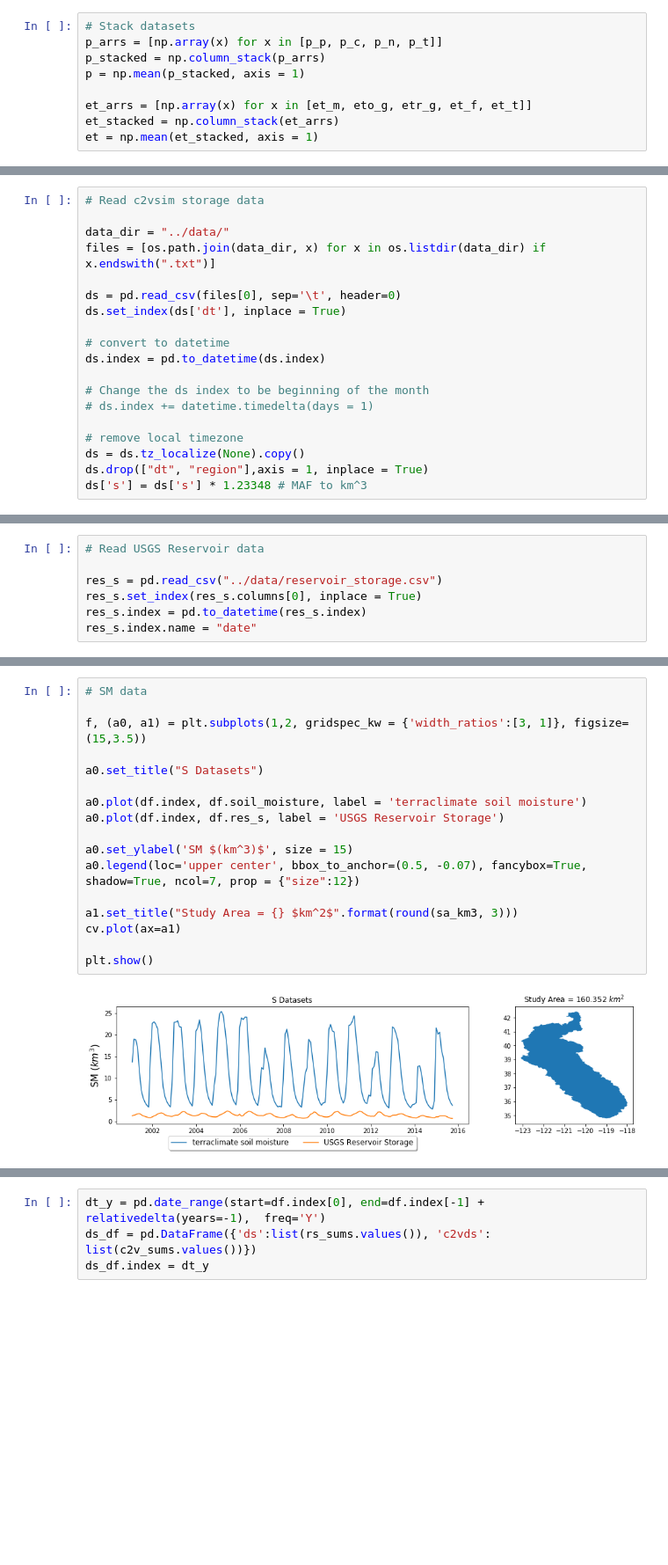
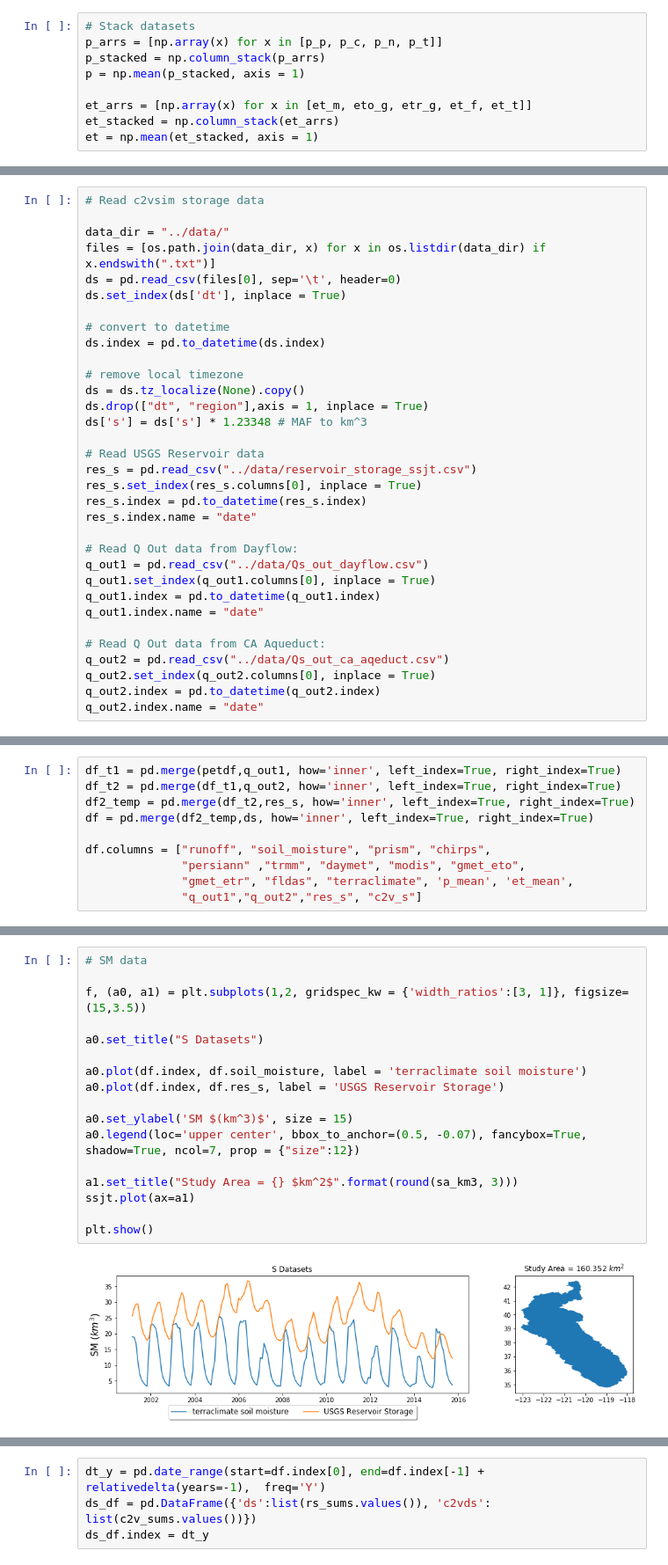
Before and after one commit to kashingtonDC/cvwbm, a Jupyter notebook: code/ssjtwb.ipynb, the cells around one changed output, grey strips where cells are left out. Shown at 88% size. Drawn from its saved outputs; the diff is of its cells as text; blank space fills up the shorter version.

```diff
--- a/code/ssjtwb.ipynb
+++ b/code/ssjtwb.ipynb
@@ -211,17 +217,31 @@ plt.show()
 
 data_dir = "../data/"
 files = [os.path.join(data_dir, x) for x in os.listdir(data_dir) if x.endswith(".txt")]
-
 ds = pd.read_csv(files[0], sep='\t', header=0)
 ds.set_index(ds['dt'], inplace = True)
 
 # convert to datetime
 ds.index = pd.to_datetime(ds.index)
 
-# Change the ds index to be beginning of the month
-# ds.index += datetime.timedelta(days = 1)
-
 # remove local timezone
 ds = ds.tz_localize(None).copy()
 ds.drop(["dt", "region"],axis = 1, inplace = True)
 ds['s'] = ds['s'] * 1.23348 # MAF to km^3
+
+# Read USGS Reservoir data
+res_s = pd.read_csv("../data/reservoir_storage_ssjt.csv")
+res_s.set_index(res_s.columns[0], inplace = True)
+res_s.index = pd.to_datetime(res_s.index)
+res_s.index.name = "date"
+
+# Read Q Out data from Dayflow:
+q_out1 = pd.read_csv("../data/Qs_out_dayflow.csv")
+q_out1.set_index(q_out1.columns[0], inplace = True)
+q_out1.index = pd.to_datetime(q_out1.index)
+q_out1.index.name = "date"
+
+# Read Q Out data from CA Aqueduct:
+q_out2 = pd.read_csv("../data/Qs_out_ca_aqeduct.csv")
+q_out2.set_index(q_out2.columns[0], inplace = True)
+q_out2.index = pd.to_datetime(q_out2.index)
+q_out2.index.name = "date"
@@ -242,10 +248,3 @@ q = pd.DataFrame(q_m)
-# %%
-# Read USGS Reservoir data
-
-res_s = pd.read_csv("../data/reservoir_storage.csv")
-res_s.set_index(res_s.columns[0], inplace = True)
-res_s.index = pd.to_datetime(res_s.index)
-res_s.index.name = "date"
 # %%
 # Make a df from precip and ET RS data:
 
@@ -272,3 +262,13 @@ df['ds'] = (df.prism - df.gmet_eto - df.qs - df.runoff + df.soil_moisture + df.r
+# %%
+df_t1 = pd.merge(petdf,q_out1, how='inner', left_index=True, right_index=True)
+df_t2 = pd.merge(df_t1,q_out2, how='inner', left_index=True, right_index=True)
+df2_temp = pd.merge(df_t2,res_s, how='inner', left_index=True, right_index=True)
+df = pd.merge(df2_temp,ds, how='inner', left_index=True, right_index=True)
+
+df.columns = ["runoff", "soil_moisture", "prism", "chirps",
+              "persiann" ,"trmm", "daymet", "modis", "gmet_eto",
+              "gmet_etr", "fldas", "terraclimate", 'p_mean', 'et_mean',
+              "q_out1","q_out2","res_s", "c2v_s"]
 # %%
 # Plot the ET Datasets
 
@@ -315,19 +315,19 @@ plt.show()
 # %%
 # SM data
 
 f, (a0, a1) = plt.subplots(1,2, gridspec_kw = {'width_ratios':[3, 1]}, figsize=(15,3.5))
 
 a0.set_title("S Datasets")
 
 a0.plot(df.index, df.soil_moisture, label = 'terraclimate soil moisture')
 a0.plot(df.index, df.res_s, label = 'USGS Reservoir Storage')
 
 a0.set_ylabel('SM $(km^3)$', size = 15)
 a0.legend(loc='upper center', bbox_to_anchor=(0.5, -0.07), fancybox=True, shadow=True, ncol=7, prop = {"size":12})
 
 a1.set_title("Study Area = {} $km^2$".format(round(sa_km3, 3)))
-cv.plot(ax=a1)
+ssjt.plot(ax=a1)
 
 plt.show()
 # %% [output]
-[figure, old version]
+[figure, new version]
```
Also changed, not shown: parts of 22 cells of this notebook.
